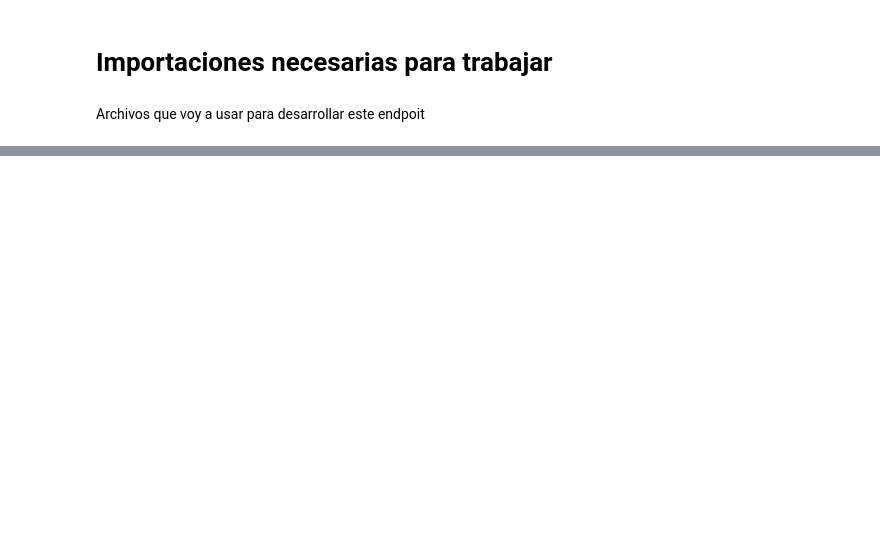
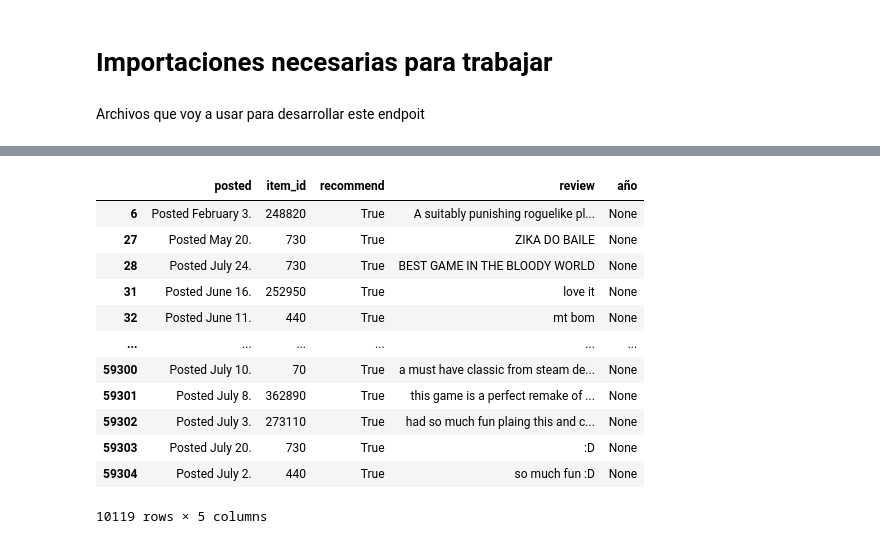
Before and after one commit to Tagliaferro22/steam-games, a Jupyter notebook: endpoints/endpoint_4.ipynb, the cells around one changed output, grey strips where cells are left out. Cells and saved outputs as stored; diff of their text form; code cells hidden in the pictures; blank space fills up the shorter version.

```diff
--- a/endpoints/endpoint_4.ipynb
+++ b/endpoints/endpoint_4.ipynb
@@ -24,0 +135,16 @@ juegos.head(2)
+# %%
+reseñas[reseñas["año"].isnull()]
+# %% [output]
+|  | posted | item_id | recommend | review | año |
+| 6 | Posted February 3. | 248820 | True | A suitably punishing roguelike pl... | None |
+| 27 | Posted May 20. | 730 | True | ZIKA DO BAILE | None |
+| 28 | Posted July 24. | 730 | True | BEST GAME IN THE BLOODY WORLD | None |
+| 31 | Posted June 16. | 252950 | True | love it | None |
+| 32 | Posted June 11. | 440 | True | mt bom | None |
+| ... | ... | ... | ... | ... | ... |
+| 59300 | Posted July 10. | 70 | True | a must have classic from steam de... | None |
+| 59301 | Posted July 8. | 362890 | True | this game is a perfect remake of ... | None |
+| 59302 | Posted July 3. | 273110 | True | had so much fun plaing this and c... | None |
+| 59303 | Posted July 20. | 730 | True | :D | None |
+| 59304 | Posted July 2. | 440 | True | so much fun :D | None |
+10119 rows × 5 columns
```
Also changed, not shown: parts of 43 cells of this notebook.
